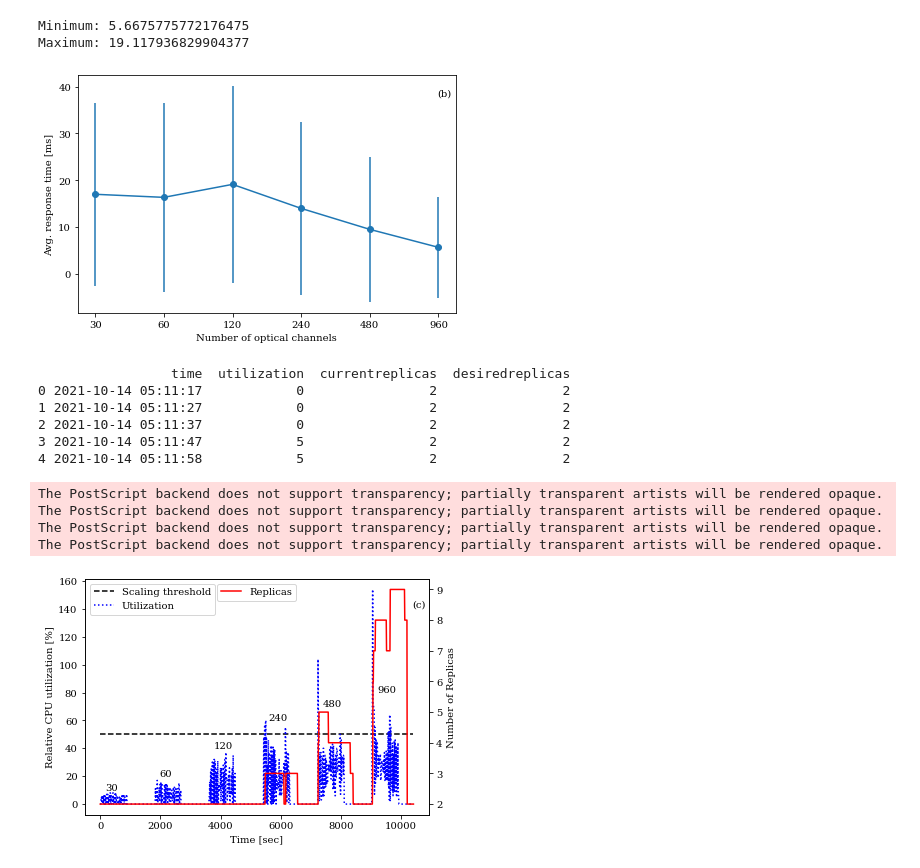
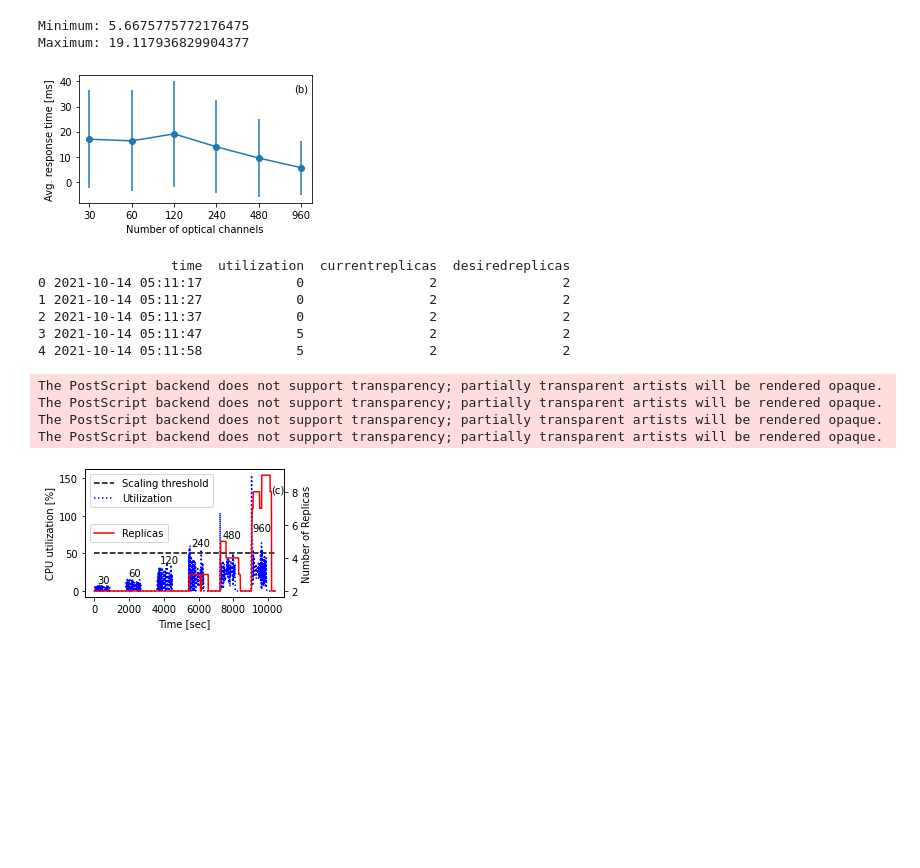
Before and after one commit to carlosnatalino/2022-OFC-unsupervised-learning, a Jupyter notebook: ml/plot-results.ipynb, the cells around one changed output. Cells and saved outputs as stored; diff of their text form; code cells hidden in the pictures; blank space fills up the shorter version.

```diff
--- a/ml/plot-results.ipynb
+++ b/ml/plot-results.ipynb
@@ -3,27 +3,30 @@ import pickle
 import pandas as pd
 import matplotlib.pyplot as plt
 
-# import matplotlib.font_manager
-# matplotlib.font_manager.findSystemFonts(fontpaths=None, fontext='ttf')
+import matplotlib.font_manager
+matplotlib.font_manager.findSystemFonts(fontpaths=None, fontext='ttf')
 
-# flist = matplotlib.font_manager.get_fontconfig_fonts()
-# # names = [matplotlib.font_manager.FontProperties(fname=fname).get_name() for fname in flist]
-# for font_file in flist:
-#     if 'imbus' in font_file:
-#         print(font_file)
-#         matplotlib.font_manager.fontManager.addfont(font_file)
+flist = matplotlib.font_manager.get_fontconfig_fonts()
+# names = [matplotlib.font_manager.FontProperties(fname=fname).get_name() for fname in flist]
+for font_file in flist:
+    if 'imbus' in font_file:
+        # print(font_file)
+        matplotlib.font_manager.fontManager.addfont(font_file)
 # print(flist)
 # plt.style.use('presentation')
 # print([x for x in flist if 'imbus' in x])
+
+font_prop = matplotlib.font_manager.FontProperties(fname='/usr/share/fonts/opentype/urw-base35/NimbusRoman-Regular.otf', size=14)
 
 font = {'family' : 'Nimbus Roman',
         'size'   : 40}
         # 'weight' : 'bold',
 
-
 # matplotlib.rc('font', **font)
-print(plt.rcParams.keys())
-params = {'font.size': 20, 'font.family': 'serif'}  # : 'sans-serif', 'font.sans-serif':
+# print(plt.rcParams.keys())
+# params = {'figure.figsize': [5., 3.]}  # : 'sans-serif', 'font.sans-serif':
+plt.rc('figure', figsize=(5.,3.))
+figure_size = (4., 2.5)
 
 #rc('font',**{'family':'sans-serif','sans-serif':['Helvetica']})
 # from matplotlib.pyplot import rcParams
@@ -31,7 +34,7 @@ params = {'font.size': 20, 'font.family': 'serif'}  # : 'sans-serif', 'font.sans
 # print(rcParams['font.size'])
 # rcParams['font.family'] = 'Nimbus Roman'
 # rcParams['font.serif'] = 'Nimbus Roman'
-plt.rcParams.update(params)
+# plt.rcParams.update(params)
 # rcParams['lines.linewidth'] = 2
 # rc('font',**{'family':'serif','serif':['NimbusRoman']})
 
@@ -162,22 +170,22 @@ print('Maximum:', max(avg_response_time.values()))
 Minimum: 5.6675775772176475
 Maximum: 19.117936829904377
 # %%
-plt.figure()
+plt.figure(figsize=figure_size)
 
 plt.errorbar(range(len(avg_response_time)),
             [x for x in avg_response_time.values()],
             [x for x in stdev_response_time.values()],
             marker='o')
 plt.xticks(range(len(avg_response_time)), [x for x in avg_response_time.keys()])
 plt.xlabel('Number of optical channels')
 plt.ylabel('Avg. response time [ms]')
-plt.text(plt.xlim()[1]*.95, plt.ylim()[1]*.9, '(b)')
+plt.text(plt.xlim()[1]*.92, plt.ylim()[1]*.85, '(b)')
 plt.tight_layout()
 for fig_format in figure_formats:
     plt.savefig(f'../figures/response_time_vs_number_clients.{fig_format}')
 plt.show()
 # %% [output]
-[figure, old version]
+[figure, new version]
 # %%
 replicas_time = pd.read_csv('../client/results/replicas_final_until_960.csv', parse_dates=['time'])
 print(replicas_time.head())
@@ -190,7 +198,7 @@ start = replicas_time.loc[0]['time']
 3 2021-10-14 05:11:47            5                2                2
 4 2021-10-14 05:11:58            5                2                2
 # %%
-fig, ax1 = plt.subplots()
+fig, ax1 = plt.subplots(figsize=figure_size)
 ax1.plot([(x - start).total_seconds() for x in replicas_time['time']],
             [50 for x in replicas_time['utilization']],
             label='Scaling threshold', ls='--', color='black')
@@ -198,22 +206,22 @@ ax1.plot([(x - start).total_seconds() for x in replicas_time['time']],
             replicas_time['utilization'],
             label='Utilization', ls=':', color='blue')
 
-text_indices = [30+881-30, 1835+2676-1835, 3619+4481-3619, 5435+6296-5435, 7240+8102-7240, 9036+9898-9036]
+text_indices = [30+881-30, 1835+2676-1835, 3619+4481-3619, 5435+6296-5435, 7240+8102-7240, 8950+9898-9036]
 
-y_values = 10,20,40,60,70,80
+y_values = 10,20,37,60,70,80
 for idr, num_clients in enumerate([30, 60, 120, 240, 480, 960]):  #, 1920
     plt.text(text_indices[idr]-700, y_values[idr], f'{num_clients}')
 
 plt.xlabel('Time [sec]')
-ax1.set_ylabel('Relative CPU utilization [%]')
+ax1.set_ylabel('CPU utilization [%]')
 ax1.legend(loc=2)
 
 ax2 = plt.gca().twinx()
 # ax2.plot([(x - start).total_seconds() for x in replicas_time['time']], replicas_time['desiredreplicas'], label='Desired', ls='--', linewidth=2, color='green')
 ax2.plot([(x - start).total_seconds() for x in replicas_time['time']], replicas_time['currentreplicas'], label='Replicas', ls='-', color='red')
-ax2.legend(loc=9)
+ax2.legend(loc=6)
 ax2.set_ylabel('Number of Replicas')
-ax2.text(ax2.get_xlim()[1]*.95, ax2.get_ylim()[1]*.9, '(c)')
+ax2.text(ax2.get_xlim()[1]*.93, ax2.get_ylim()[1]*.85, '(c)')
 
 plt.tight_layout()
 xticks = plt.xticks()
@@ -227,4 +235,4 @@ The PostScript backend does not support transparency; partially transparent arti
 The PostScript backend does not support transparency; partially transparent artists will be rendered opaque.
 The PostScript backend does not support transparency; partially transparent artists will be rendered opaque.
 The PostScript backend does not support transparency; partially transparent artists will be rendered opaque.
-[figure, old version]
+[figure, new version]
```
Also changed, not shown: parts of 5 cells of this notebook, 5 other files.
